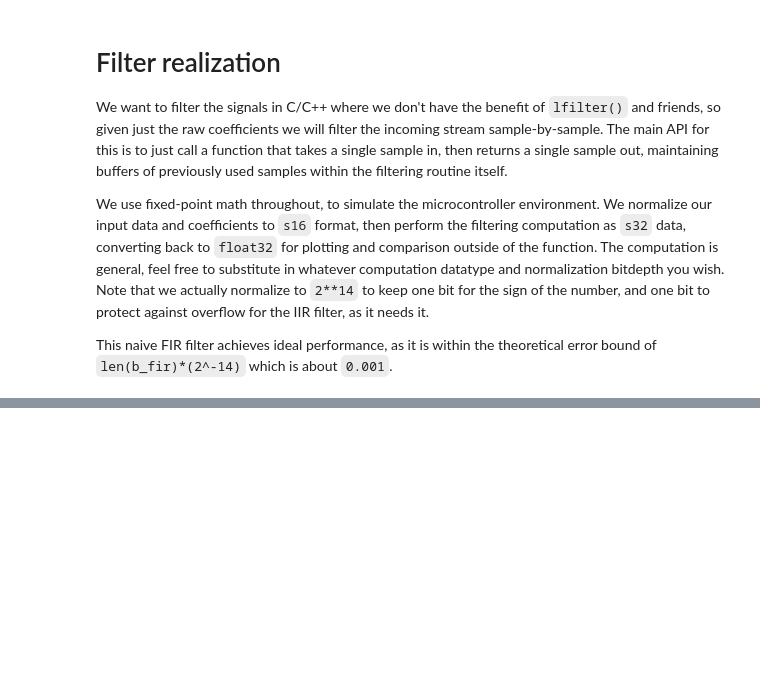
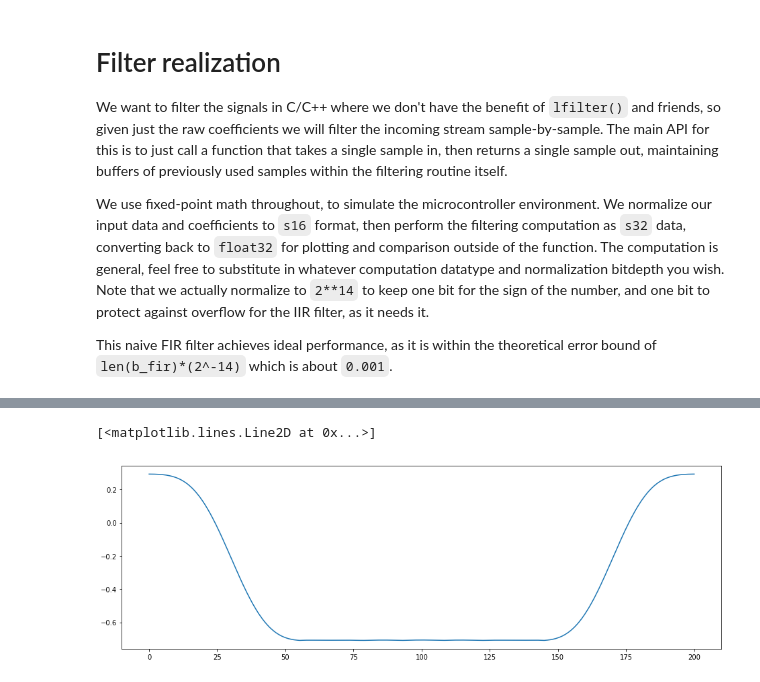
Before and after one commit to staticfloat/eng-software-pod, a Jupyter notebook: PYTHON/DSP/FilterDesign.ipynb, the cells around one changed output, grey strips where cells are left out. Drawn from its saved outputs; the diff is of its cells as text; code cells hidden in the pictures; blank space fills up the shorter version.

```diff
--- a/PYTHON/DSP/FilterDesign.ipynb
+++ b/PYTHON/DSP/FilterDesign.ipynb
@@ -30,6 +30,9 @@ def step_response(b, a, N):
 
 def db(x):
     return 20*log10(x)
+
+def undb(x):
+    return 10**(x/20.0)
 
 def plot_filter(b, a, fs, fc=20, f_stop=45, L=100, name=None):
     # Calculate things like the impulse response, the frequency response, etc...
@@ -424,0 +488,12 @@ legend(line1 + line2, ["IIR diff", "FIR diff"]);
+# %%
+def find_3db(b):
+    b
+
+N = 1000
+freqs = linspace(0, 200, N)
+y = abs(fft(b_dene,N)) - undb(-3)
+figure(figsize=(16,5))
+plot(freqs, y)
+# %% [output]
+[<matplotlib.lines.Line2D at 0x...>]
+[figure, added]
```
Also changed, not shown: parts of 8 cells of this notebook.
